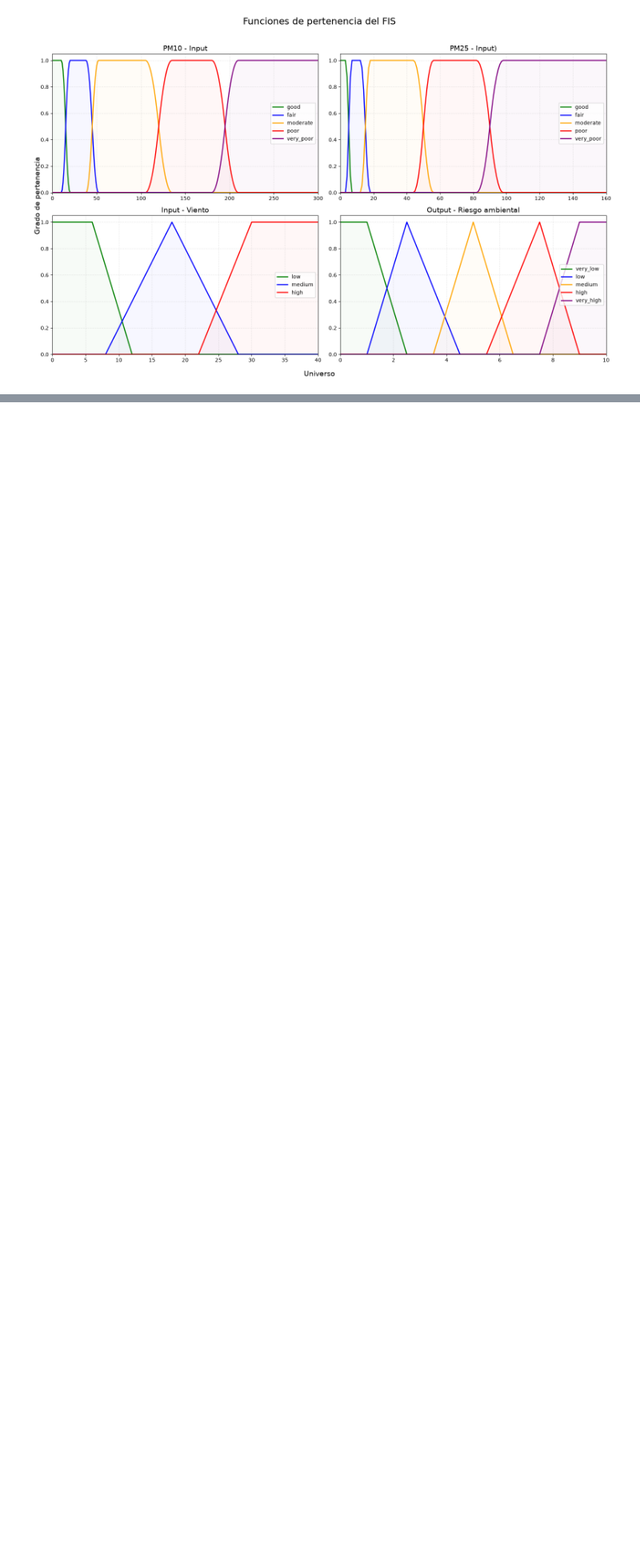
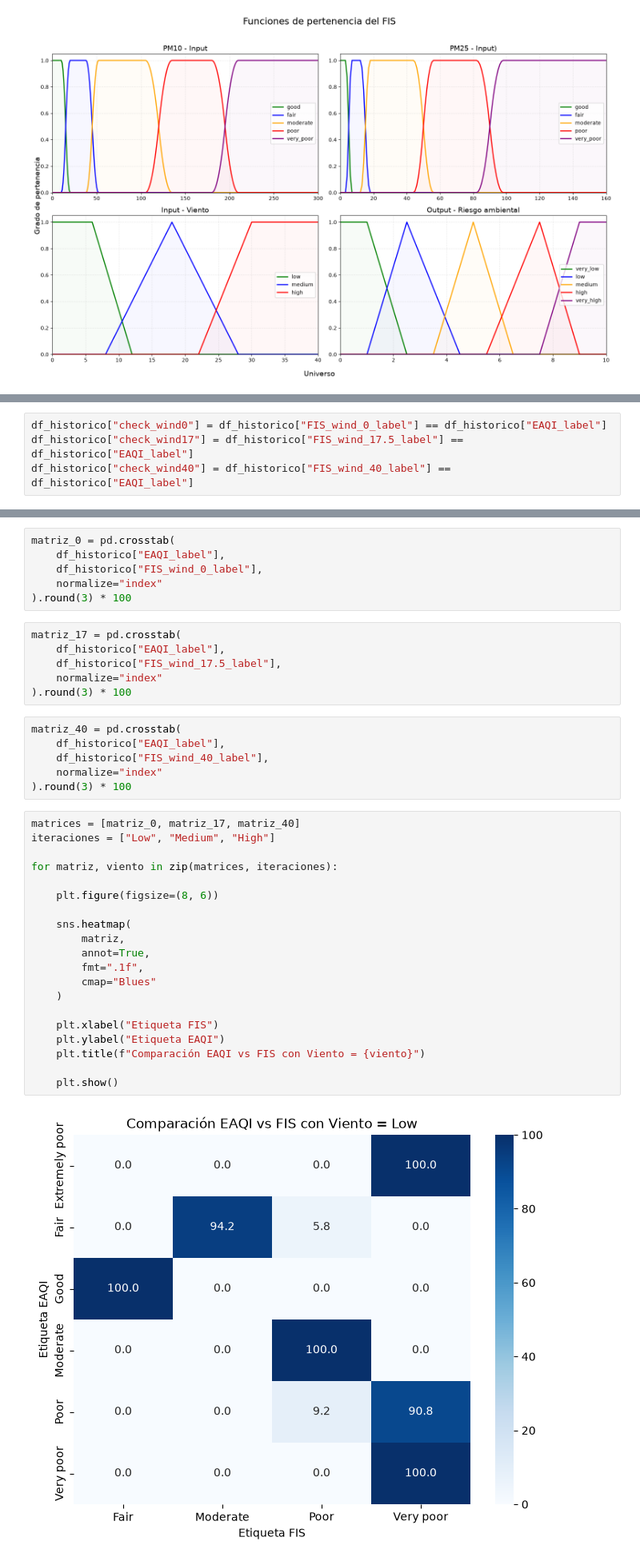
Before and after one commit to mbrazalez/smart-mobility-vlc, a Jupyter notebook: notebooks/FIS_Validation.ipynb, the cells around one changed output, grey strips where cells are left out. Shown at 80% size. Cells and saved outputs as stored; diff of their text form; blank space fills up the shorter version.

Commit message:
Comparativa FIS vs EAQI de 2021 y 2022

```diff
--- a/notebooks/FIS_Validation.ipynb
+++ b/notebooks/FIS_Validation.ipynb
@@ -369,0 +525,4 @@ plt.show()
+# %%
+df_historico["check_wind0"] = df_historico["FIS_wind_0_label"] == df_historico["EAQI_label"]
+df_historico["check_wind17"] = df_historico["FIS_wind_17.5_label"] == df_historico["EAQI_label"]
+df_historico["check_wind40"] = df_historico["FIS_wind_40_label"] == df_historico["EAQI_label"]
@@ -369,0 +550,40 @@ plt.show()
+# %%
+matriz_0 = pd.crosstab(
+    df_historico["EAQI_label"],
+    df_historico["FIS_wind_0_label"],
+    normalize="index"
+).round(3) * 100
+# %%
+matriz_17 = pd.crosstab(
+    df_historico["EAQI_label"],
+    df_historico["FIS_wind_17.5_label"],
+    normalize="index"
+).round(3) * 100
+# %%
+matriz_40 = pd.crosstab(
+    df_historico["EAQI_label"],
+    df_historico["FIS_wind_40_label"],
+    normalize="index"
+).round(3) * 100
+# %%
+matrices = [matriz_0, matriz_17, matriz_40]
+iteraciones = ["Low", "Medium", "High"]
+
+for matriz, viento in zip(matrices, iteraciones):
+
+    plt.figure(figsize=(8, 6))
+
+    sns.heatmap(
+        matriz,
+        annot=True,
+        fmt=".1f",
+        cmap="Blues"
+    )
+
+    plt.xlabel("Etiqueta FIS")
+    plt.ylabel("Etiqueta EAQI")
+    plt.title(f"Comparación EAQI vs FIS con Viento = {viento}")
+
+    plt.show()
+# %% [output]
+[figure, added]
```
Also changed, not shown: parts of 12 cells of this notebook.
